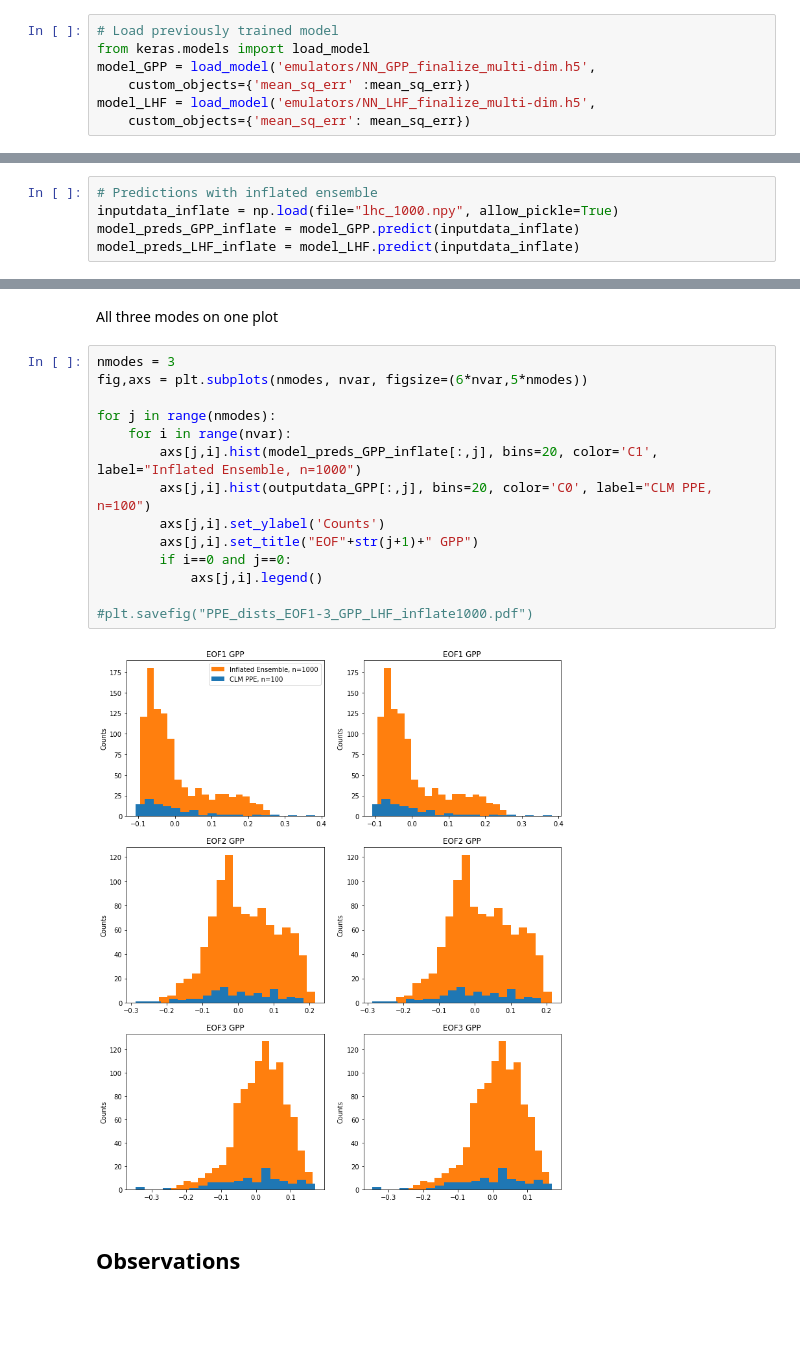
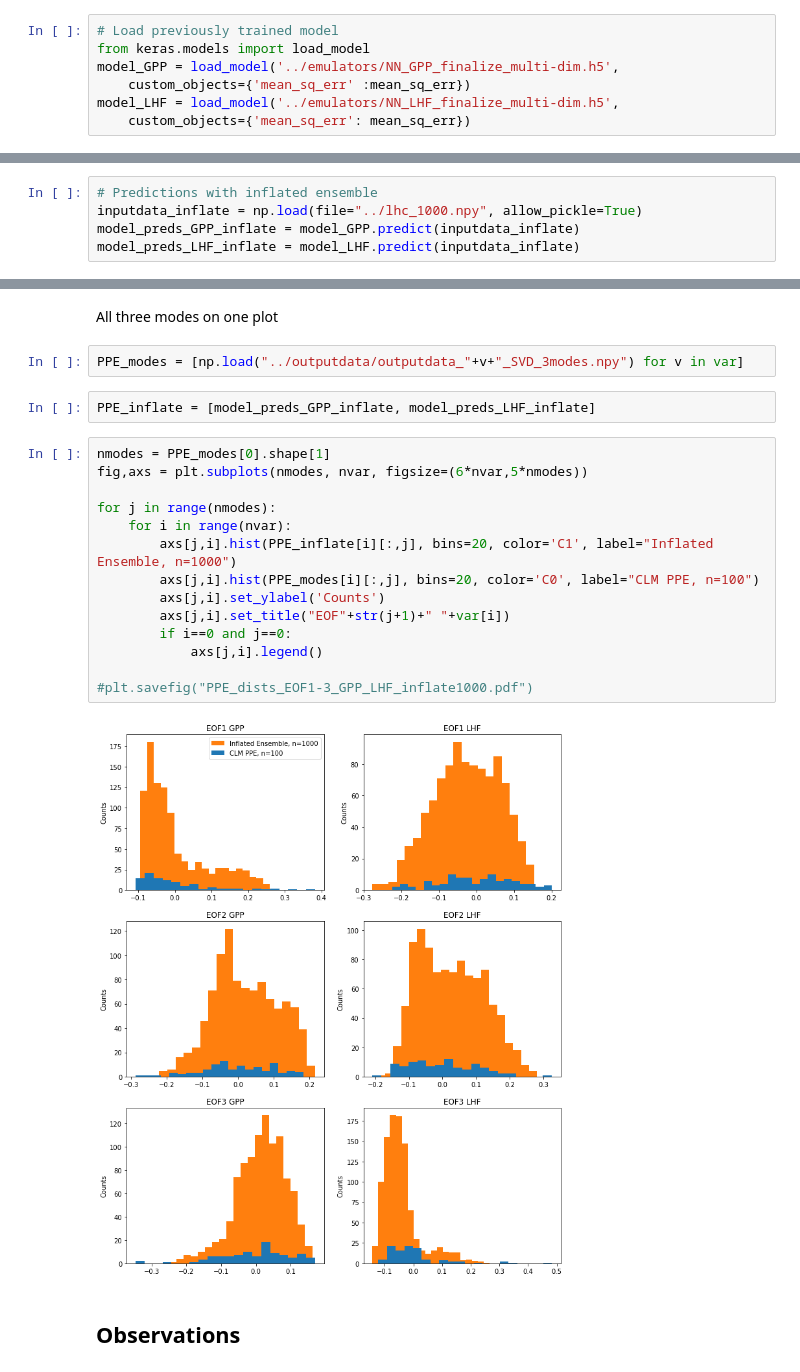
Before and after one commit to katiedagon/CLM5_ParameterUncertainty, a Jupyter notebook: NN/NN_finalize_plot.ipynb, the cells around one changed output, grey strips where cells are left out. Drawn from its saved outputs; the diff is of its cells as text; blank space fills up the shorter version.

Commit message:
Update inflate plot

```diff
--- a/NN/NN_finalize_plot.ipynb
+++ b/NN/NN_finalize_plot.ipynb
@@ -40,9 +40,9 @@ Using TensorFlow backend.
 # %%
 # Load previously trained model
 from keras.models import load_model
-model_GPP = load_model('emulators/NN_GPP_finalize_multi-dim.h5',
+model_GPP = load_model('../emulators/NN_GPP_finalize_multi-dim.h5',
     custom_objects={'mean_sq_err' :mean_sq_err})
-model_LHF = load_model('emulators/NN_LHF_finalize_multi-dim.h5',
+model_LHF = load_model('../emulators/NN_LHF_finalize_multi-dim.h5',
     custom_objects={'mean_sq_err': mean_sq_err})
 # %% [output]
 WARNING: Logging before flag parsing goes to stderr.
@@ -345,7 +345,7 @@ plt.subplots_adjust(hspace=0.3,wspace=0.3)
 ## Emulation / Ensemble Inflation
 # %%
 # Predictions with inflated ensemble
-inputdata_inflate = np.load(file="lhc_1000.npy", allow_pickle=True)
+inputdata_inflate = np.load(file="../lhc_1000.npy", allow_pickle=True)
 model_preds_GPP_inflate = model_GPP.predict(inputdata_inflate)
 model_preds_LHF_inflate = model_LHF.predict(inputdata_inflate)
 # %% [markdown]
@@ -393,22 +393,26 @@ axs[1].set_title("EOF"+str(j+1)+" LHF");
 [figure]
 # %% [markdown]
 All three modes on one plot
+# %%
+PPE_modes = [np.load("../outputdata/outputdata_"+v+"_SVD_3modes.npy") for v in var]
+# %%
+PPE_inflate = [model_preds_GPP_inflate, model_preds_LHF_inflate]
 # %%
-nmodes = 3
+nmodes = PPE_modes[0].shape[1]
 fig,axs = plt.subplots(nmodes, nvar, figsize=(6*nvar,5*nmodes))
 
 for j in range(nmodes):
     for i in range(nvar):
-        axs[j,i].hist(model_preds_GPP_inflate[:,j], bins=20, color='C1', label="Inflated Ensemble, n=1000")
-        axs[j,i].hist(outputdata_GPP[:,j], bins=20, color='C0', label="CLM PPE, n=100")
+        axs[j,i].hist(PPE_inflate[i][:,j], bins=20, color='C1', label="Inflated Ensemble, n=1000")
+        axs[j,i].hist(PPE_modes[i][:,j], bins=20, color='C0', label="CLM PPE, n=100")
         axs[j,i].set_ylabel('Counts')
-        axs[j,i].set_title("EOF"+str(j+1)+" GPP")
+        axs[j,i].set_title("EOF"+str(j+1)+" "+var[i])
         if i==0 and j==0:
             axs[j,i].legend()
 
 #plt.savefig("PPE_dists_EOF1-3_GPP_LHF_inflate1000.pdf")
 # %% [output]
-[figure, old version]
+[figure, new version]
 # %% [markdown]
 ## Observations
 # %%
```
Also changed, not shown: parts of 14 cells of this notebook.
